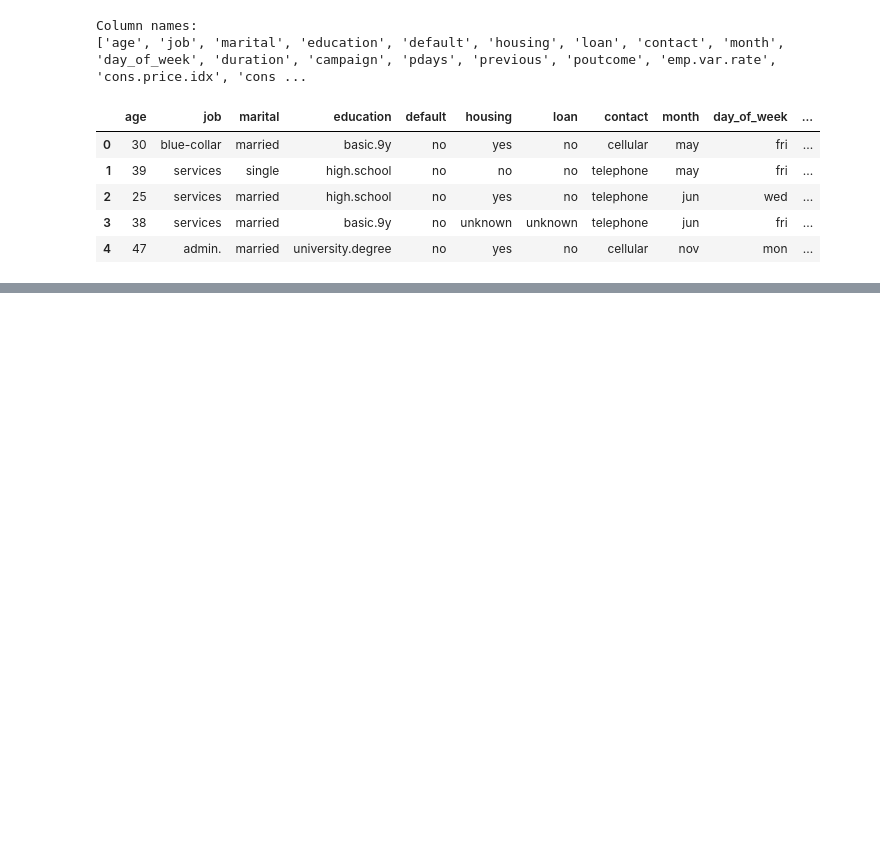
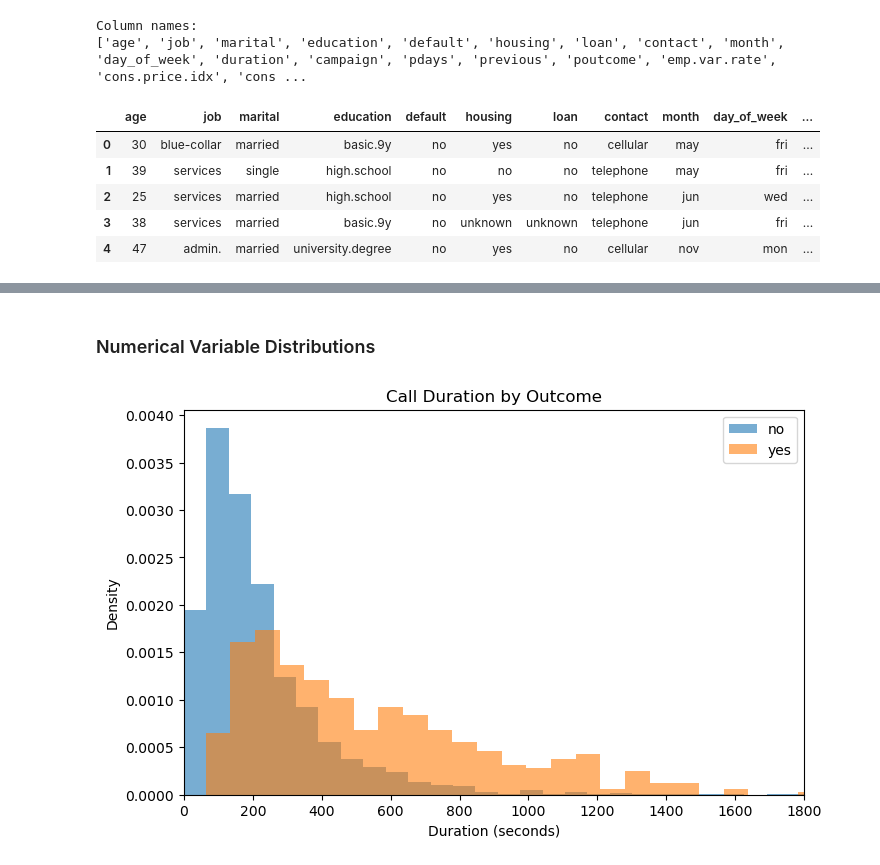
Before and after one commit to nicolas-gls/ML-fundamentals-2026, a Jupyter notebook: assignment_1_<nicolas_grass>.ipynb, the cells around one changed output, grey strips where cells are left out. Saved outputs shown, nothing was run; the diff lists cells and outputs as text; code cells hidden in the pictures; blank space fills up the shorter version.

```diff
--- a/assignment_1_<nicolas_grass>.ipynb
+++ b/assignment_1_<nicolas_grass>.ipynb
@@ -32,0 +169,20 @@ Another variable that could appear to be a target is "poutcome", the outcome of
+# %% [markdown]
+### Numerical Variable Distributions
+# %%
+plt.figure(figsize=(8,5))
+
+plt.hist(df[df["y"] == "no"]["duration"],
+         bins=50, alpha=0.6, label="no", density=True)
+
+plt.hist(df[df["y"] == "yes"]["duration"],
+         bins=50, alpha=0.6, label="yes", density=True)
+
+plt.title("Call Duration by Outcome")
+plt.xlabel("Duration (seconds)")
+plt.ylabel("Density")
+plt.legend()
+plt.xlim(0, 1800)
+
+plt.show()
+# %% [output]
+[figure, added]
```
Also changed, not shown: parts of 28 cells of this notebook.
